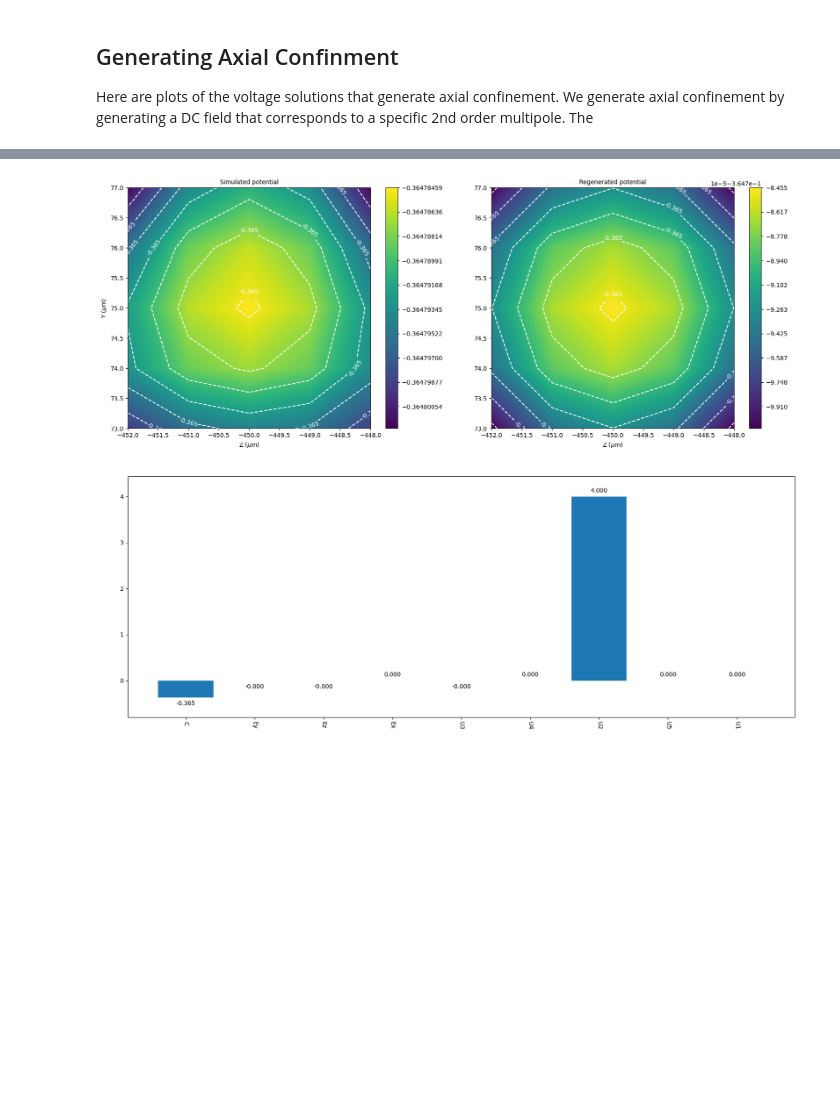
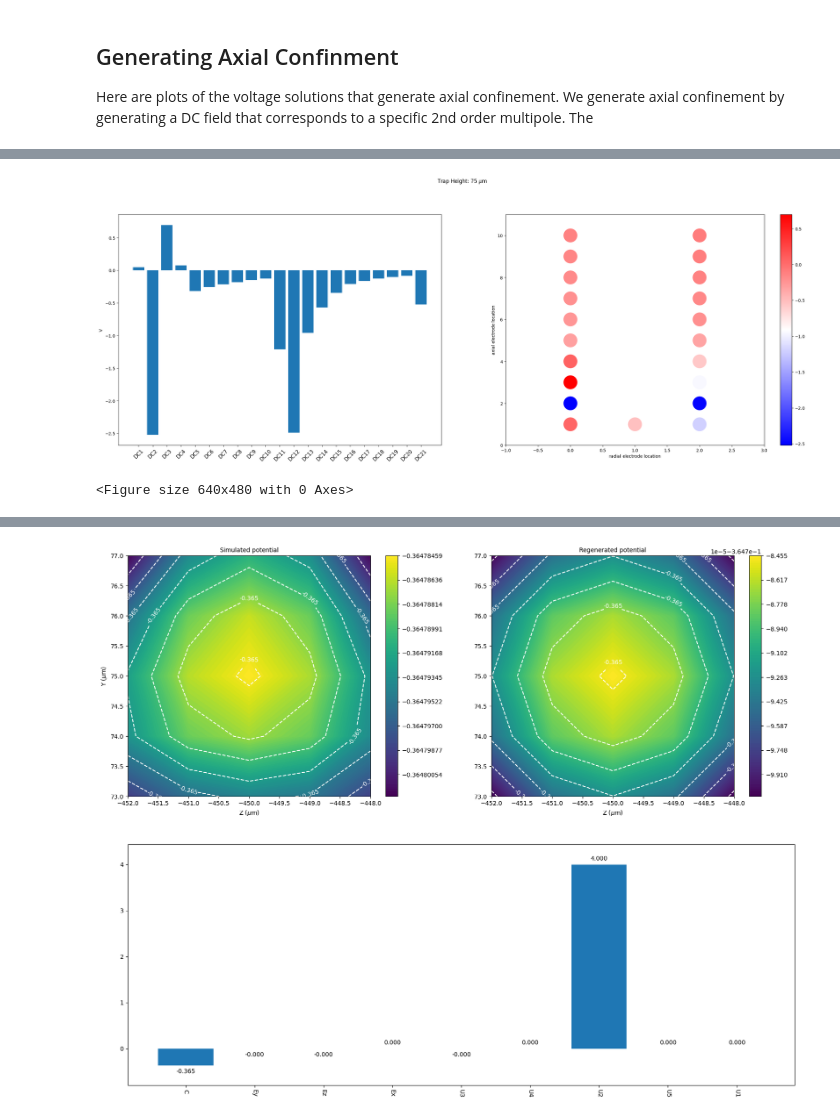
Before and after one commit to HaeffnerLab/integrated_photonics_bem, a Jupyter notebook: examples/Integrated_photonics/III_Multipole_Expansion.ipynb, the cells around one changed output, grey strips where cells are left out. Drawn from its saved outputs; the diff is of its cells as text; code cells hidden in the pictures; blank space fills up the shorter version.

```diff
--- a/examples/Integrated_photonics/III_Multipole_Expansion.ipynb
+++ b/examples/Integrated_photonics/III_Multipole_Expansion.ipynb
@@ -439,3 +439,80 @@ for i, mul in enumerate(s.multipole_print_names):
 ## Generating Axial Confinment
 Here are plots of the voltage solutions that generate axial confinement. We generate axial confinement by generating a DC field
 that corresponds to a specific 2nd order multipole. The
+# %%
+def plot_muls(s,xl,zl,roi,height, **multipoles): # ey, ez, ex, u3, u2, u5, u1, u4):
+    position1 = [xl, height * 1e-3, zl]
+    s.update_origin_roi(position1, roi)
+    multipole_coeffs = {key:multipoles[key.lower()] for key in s.used_multipoles}
+    print("multipole_coeffs: ", multipole_coeffs)
+
+    #multipole_coeffs = {'Ey': ey, 'Ez': ez, 'Ex': ex, 'U3': u3, 'U2': u2, 'U5': u5, 'U1': u1,'U4':u4}
+    voltages = s.setMultipoles(multipole_coeffs)
+    fig, (ax1, ax2) = plt.subplots(1, 2, figsize=(30, 12))
+    fig.suptitle(f'Trap Height: {height:0.0f} $\mu$m')
+    ax1.bar(s.controlled_elecs, voltages)
+    ax1.set_xticklabels(s.controlled_elecs, rotation=45, fontsize=12)
+    #     ax1.set_ylim(-25, 40)
+    ax1.set_ylabel('V')
+    print(s.controlled_elecs)
+    xpos = [s.electrode_positions[ele][0] for ele in s.controlled_elecs]
+    ypos = [s.electrode_positions[ele][1] for ele in s.controlled_elecs]
+    plot = ax2.scatter(xpos, ypos, 1000, list(voltages), cmap='bwr')
+    fig.colorbar(plot)
+    ax2.set_ylabel("axial electrode location")
+    ax2.set_xlabel("radial electrode location")
+    ax2.set_xlim(min(xpos) - 1, max(xpos) + 1)
+    ax2.set_ylim(min(ypos) - 1, max(ypos) + 1)
+    plt.subplots_adjust(bottom=0.25)
+    # plt.show()
+
+    # Convert voltages into a dictionary with electrode names as keys
+    voltages_dict = dict(zip(s.controlled_elecs, voltages))
+    return voltages_dict
+
+voltages = plot_muls(s,xl,zl,roi,
+                     height = yl*1e3,
+                     ez=0,
+                     ex=0,
+                     ey=-0.1,
+                     u2=4,
+                     u5=0,
+                     u1=0,
+                     u3=0,
+                     u4=0)
+print(f"voltages: \n{voltages}")
+print("type: ", type(voltages))
+
+voltage_mapping = {
+    "DC1": "DC21",
+    "DC2": "DC20",
+    "DC3": "DC19",
+    "DC4": "DC18",
+    "DC5": "DC17",
+    "DC6": "DC16",
+    "DC7": "DC15",
+    "DC8": "DC14",
+    "DC9": "DC13",
+    "DC10": "DC12",
+    "DC11": "DC10",
+    "DC12": "DC9",
+    "DC13": "DC8",
+    "DC14": "DC7",
+    "DC15": "DC6",
+    "DC16": "DC5",
+    "DC17": "DC4",
+    "DC18": "DC3",
+    "DC19": "DC2",
+    "DC20": "DC1",
+    "DC21": "DC11",
+}
+
+# Remap the voltages dictionary keys using voltage_mapping
+remapped_voltages = {voltage_mapping.get(k, k): v for k, v in voltages.items()}
+print(f"\nRemapped voltages: \n{remapped_voltages}")
+
+fig.canvas.draw()
+fig.tight_layout(pad=1)
+fig = plt.figure()
+plt.show()
+# %% [output]
@@ -442,3 +527,5 @@ that corresponds to a specific 2nd order multipole. The
+[figure, added]
+<Figure size 640x480 with 0 Axes>
 # %%
 def plot_muls(s,xl,zl,roi,height, **multipoles): # ey, ez, ex, u3, u2, u5, u1, u4):
     position1 = [xl, height * 1e-3, zl]
```
Also changed, not shown: parts of 3 cells of this notebook, 1 other file.
